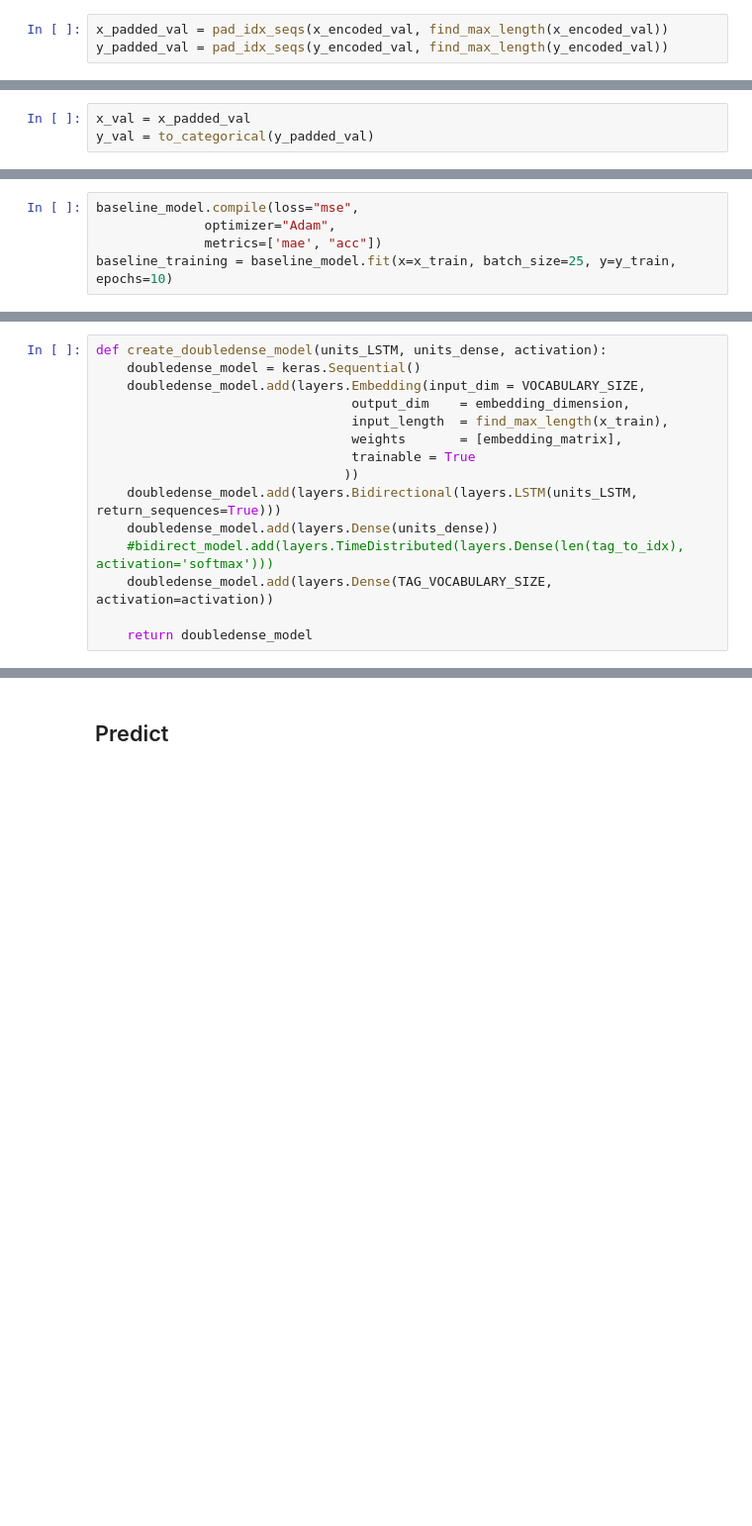
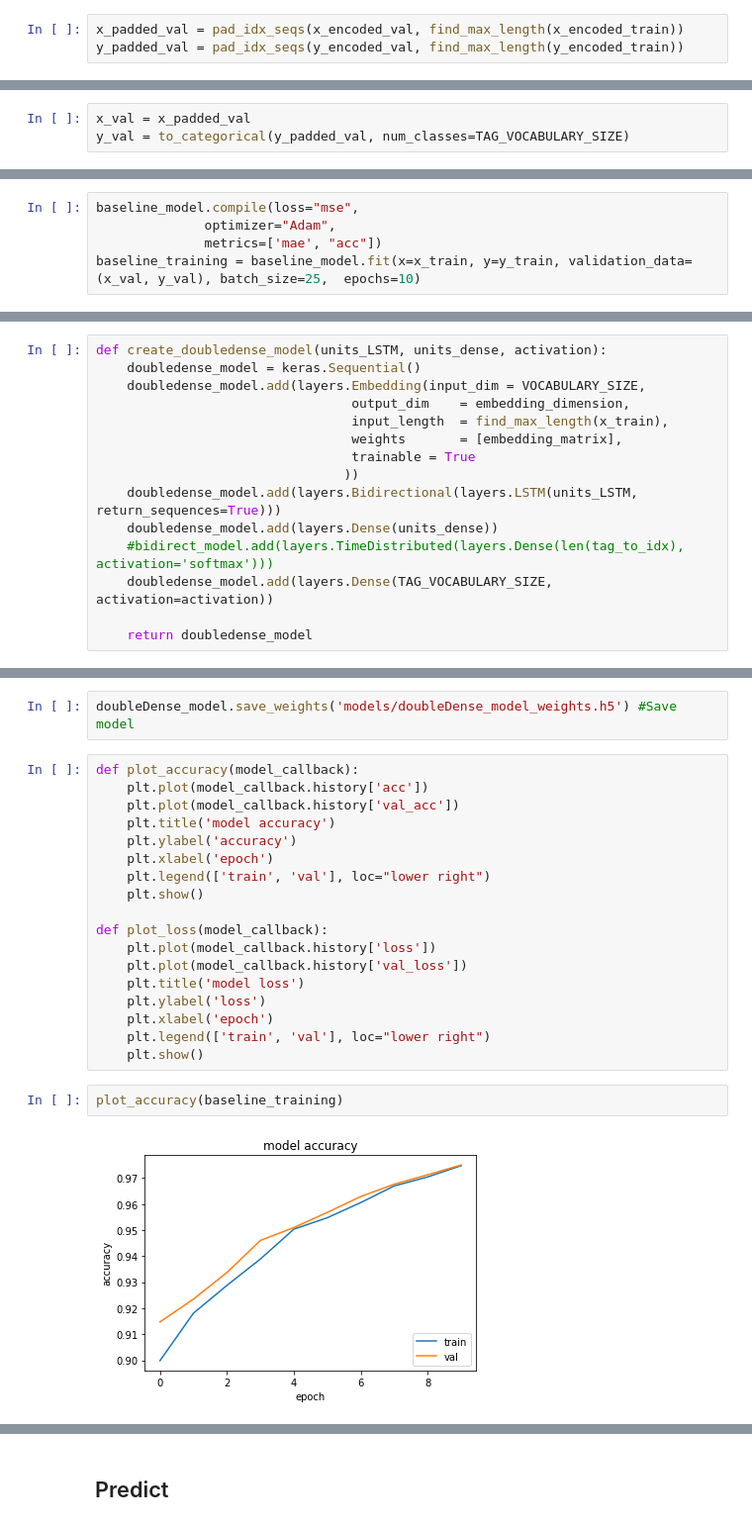
Before and after one commit to solveijm/NLP, a Jupyter notebook: Assignment1/A1.ipynb, the cells around one changed output, grey strips where cells are left out. Shown at 99% size. Drawn from its saved outputs; the diff is of its cells as text; blank space fills up the shorter version.

Commit message:
add funciton for plotting

```diff
--- a/Assignment1/A1.ipynb
+++ b/Assignment1/A1.ipynb
@@ -238,8 +238,8 @@ def find_max_length(seqs):
 x_padded_train = pad_idx_seqs(x_encoded_train, find_max_length(x_encoded_train))
 y_padded_train = pad_idx_seqs(y_encoded_train, find_max_length(y_encoded_train))
 # %%
-x_padded_val = pad_idx_seqs(x_encoded_val, find_max_length(x_encoded_val))
-y_padded_val = pad_idx_seqs(y_encoded_val, find_max_length(y_encoded_val))
+x_padded_val = pad_idx_seqs(x_encoded_val, find_max_length(x_encoded_train))
+y_padded_val = pad_idx_seqs(y_encoded_val, find_max_length(y_encoded_train))
 # %%
 x_padded_test = pad_idx_seqs(x_encoded_test, find_max_length(x_encoded_test))
 y_padded_test = pad_idx_seqs(y_encoded_test, find_max_length(y_encoded_test))
@@ -301,4 +301,4 @@ x_train = x_padded_train
 y_train = to_categorical(y_padded_train)
 # %%
 x_val = x_padded_val
-y_val = to_categorical(y_padded_val)
+y_val = to_categorical(y_padded_val, num_classes=TAG_VOCABULARY_SIZE)
@@ -352,6 +372,6 @@ _________________________________________________________________
 baseline_model.compile(loss="mse",
               optimizer="Adam",
               metrics=['mae', "acc"])
-baseline_training = baseline_model.fit(x=x_train, batch_size=25, y=y_train, epochs=10)
+baseline_training = baseline_model.fit(x=x_train, y=y_train, validation_data=(x_val, y_val), batch_size=25,  epochs=10)
 # %% [output]
 Epoch 1/10
@@ -567,0 +598,24 @@ Epoch 10/10
+# %%
+doubleDense_model.save_weights('models/doubleDense_model_weights.h5') #Save model
+# %%
+def plot_accuracy(model_callback):
+    plt.plot(model_callback.history['acc'])
+    plt.plot(model_callback.history['val_acc'])
+    plt.title('model accuracy')
+    plt.ylabel('accuracy')
+    plt.xlabel('epoch')
+    plt.legend(['train', 'val'], loc="lower right")
+    plt.show()
+
+def plot_loss(model_callback):
+    plt.plot(model_callback.history['loss'])
+    plt.plot(model_callback.history['val_loss'])
+    plt.title('model loss')
+    plt.ylabel('loss')
+    plt.xlabel('epoch')
+    plt.legend(['train', 'val'], loc="lower right")
+    plt.show()
+# %%
+plot_accuracy(baseline_training)
+# %% [output]
+[figure, added]
```
Also changed, not shown: parts of 20 cells of this notebook.
